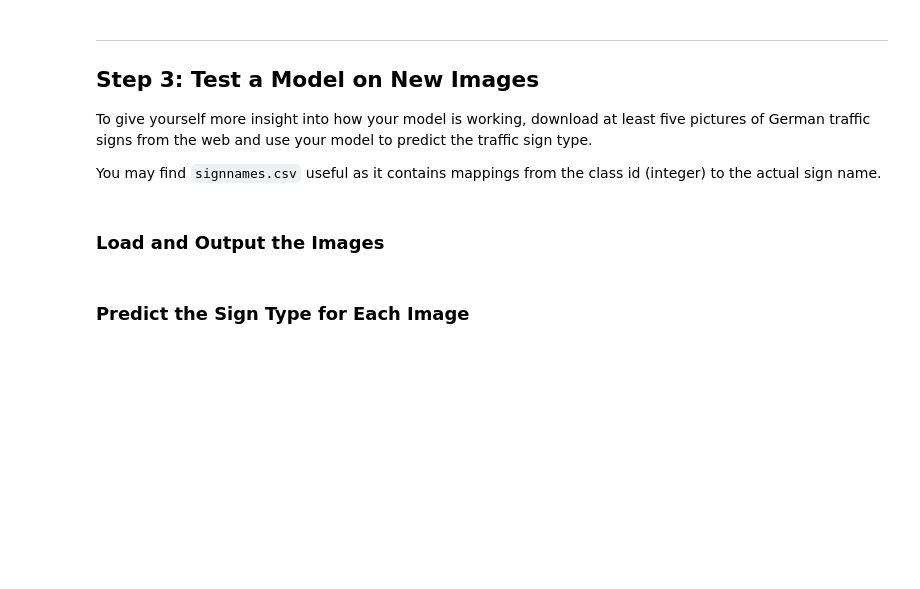
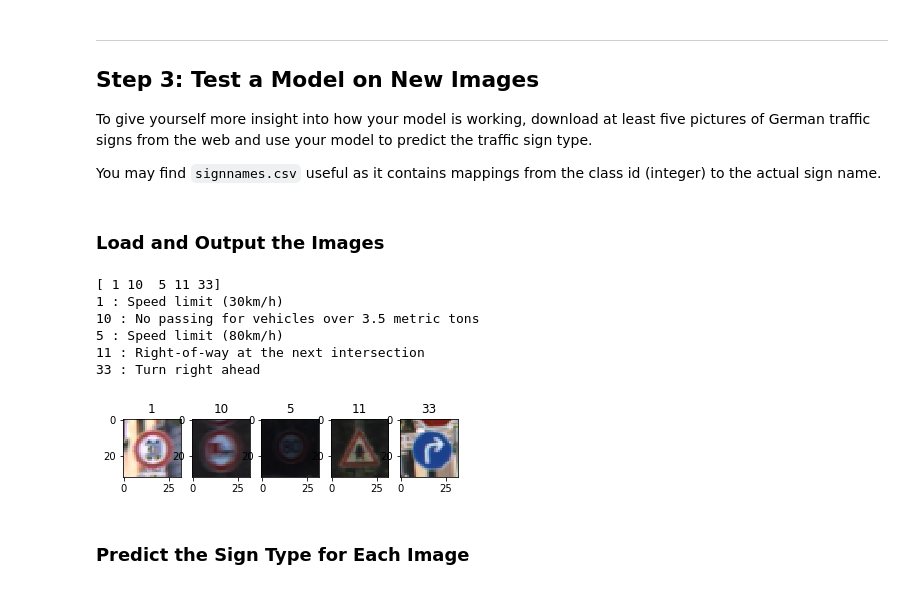
Before and after one commit to yingCMU/traffic_sign_classifier, a Jupyter notebook: Traffic_Sign_Classifier.ipynb, the cells around one changed output. Drawn from its saved outputs; the diff is of its cells as text; code cells hidden in the pictures; blank space fills up the shorter version.

```diff
--- a/Traffic_Sign_Classifier.ipynb
+++ b/Traffic_Sign_Classifier.ipynb
@@ -415,3 +391,28 @@ test_labels = y_test[0:5]
+# %%
+#read test image
+import numpy as np
+import cv2
+import matplotlib.image as mpimg
+import matplotlib.pyplot as plt
+original_images= X_test[100:105]
+test_images = normalize_X_test[100:105]
+f, axes = plt.subplots(1, 5)
+test_labels = y_test[100:105]
+print(test_labels)
+for i in range(5):
+    label = test_labels[i]
+    sign = sign_classes[str(label)]
+    print(label,':', sign)
+    axes[i].set_title(label)
+    axes[i].imshow(original_images[i])
+# %% [output]
+[ 1 10  5 11 33]
+1 : Speed limit (30km/h)
+10 : No passing for vehicles over 3.5 metric tons
+5 : Speed limit (80km/h)
+11 : Right-of-way at the next intersection
+33 : Turn right ahead
+[figure, added]
 # %% [markdown]
 ### Predict the Sign Type for Each Image
 # %%
```
Also changed, not shown: parts of 12 cells of this notebook, 6 other files.
